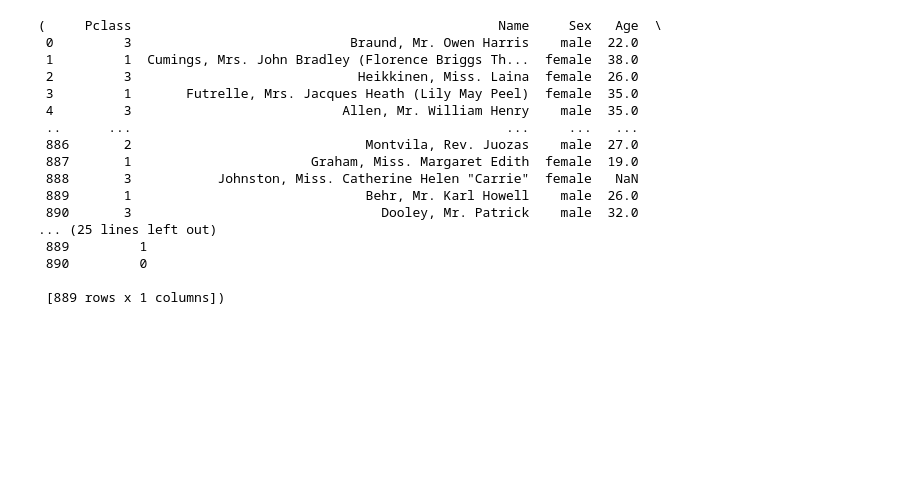
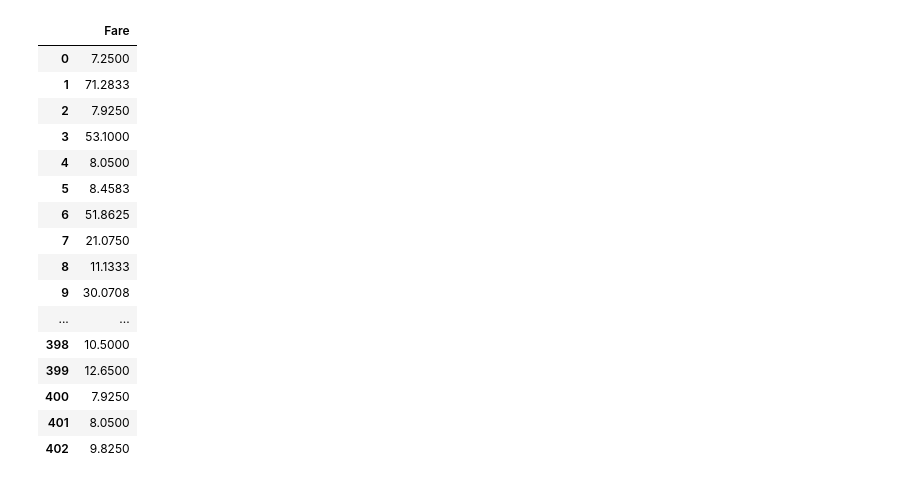
Before and after one commit to MinjuKang727/Python, a Jupyter notebook: Machine_Learning/titanic.ipynb, the cells around one changed output. Cells and saved outputs as stored; diff of their text form; code cells hidden in the pictures; blank space fills up the shorter version.

```diff
--- a/Machine_Learning/titanic.ipynb
+++ b/Machine_Learning/titanic.ipynb
@@ -139,22 +141,25 @@ max    1309.000000    3.000000   76.000000    8.000000    9.000000  512.329200
 # %%
-X = train.iloc[:, 2:]
-y = train.iloc[:,1:2]
-X, y
+X = train.loc[:, ['Pclass','Sex','Embarked']]
+y = train.iloc[:,6:7]
+A = test.loc[:, ['Pclass','Sex','Fare','Embarked']]
+A = A[A['Fare'].isnull()]
+del A['Fare']
+y
 # %% [output]
-(     Pclass                                               Name     Sex   Age  \
- 0         3                            Braund, Mr. Owen Harris    male  22.0
- 1         1  Cumings, Mrs. John Bradley (Florence Briggs Th...  female  38.0
- 2         3                             Heikkinen, Miss. Laina  female  26.0
- 3         1       Futrelle, Mrs. Jacques Heath (Lily May Peel)  female  35.0
- 4         3                           Allen, Mr. William Henry    male  35.0
- ..      ...                                                ...     ...   ...
- 886       2                              Montvila, Rev. Juozas    male  27.0
- 887       1                       Graham, Miss. Margaret Edith  female  19.0
- 888       3           Johnston, Miss. Catherine Helen "Carrie"  female   NaN
- 889       1                              Behr, Mr. Karl Howell    male  26.0
- 890       3                                Dooley, Mr. Patrick    male  32.0
-... (25 lines left out)
- 889         1
- 890         0
-
- [889 rows x 1 columns])
+|  | Fare |
+| 0 | 7.2500 |
+| 1 | 71.2833 |
+| 2 | 7.9250 |
+| 3 | 53.1000 |
+| 4 | 8.0500 |
+| 5 | 8.4583 |
+| 6 | 51.8625 |
+| 7 | 21.0750 |
+| 8 | 11.1333 |
+| 9 | 30.0708 |
+| ... | ... |
+| 398 | 10.5000 |
+| 399 | 12.6500 |
+| 400 | 7.9250 |
+| 401 | 8.0500 |
+| 402 | 9.8250 |
```
Also changed, not shown: parts of 17 cells of this notebook.
